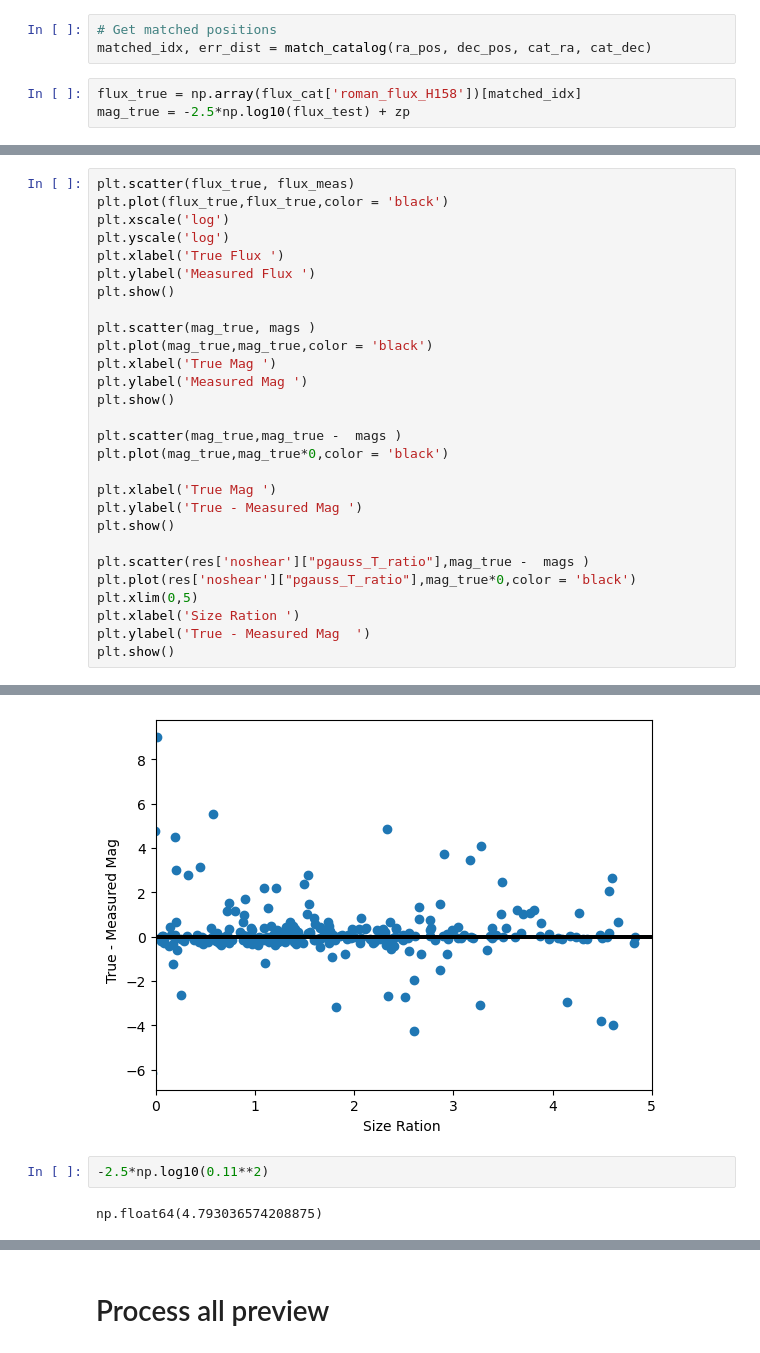
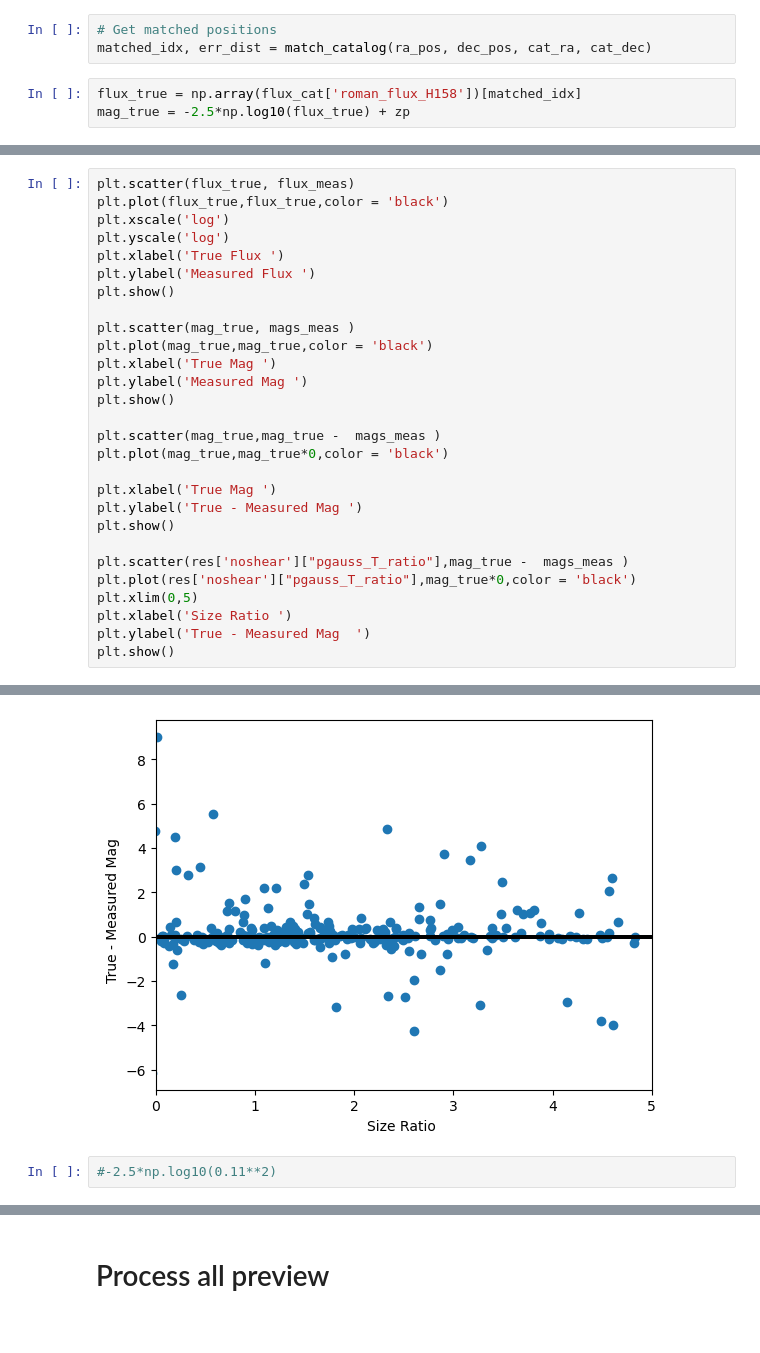
Before and after one commit to Roman-HLIS-Cosmology-PIT/tutorial-metadetect, a Jupyter notebook: notebooks/run_metadetect_on_imcom_photometry.ipynb, the cells around one changed output, grey strips where cells are left out. Cells and saved outputs as stored; diff of their text form.

```diff
--- a/notebooks/run_metadetect_on_imcom_photometry.ipynb
+++ b/notebooks/run_metadetect_on_imcom_photometry.ipynb
@@ -488,7 +506,7 @@ cat_ra, cat_dec = cat['ra'], cat['dec']
 matched_idx, err_dist = match_catalog(ra_pos, dec_pos, cat_ra, cat_dec)
 # %%
 flux_true = np.array(flux_cat['roman_flux_H158'])[matched_idx]
-mag_true = -2.5*np.log10(flux_test) + zp
+mag_true = -2.5*np.log10(flux_true) + zp
 # %%
 #plt.hist((flux_meas/flux_true) - 1, range = (-2,2))
 #plt.show()
@@ -503,37 +515,35 @@ mag_true = -2.5*np.log10(flux_test) + zp
 # %%
 plt.scatter(flux_true, flux_meas)
 plt.plot(flux_true,flux_true,color = 'black')
 plt.xscale('log')
 plt.yscale('log')
 plt.xlabel('True Flux ')
 plt.ylabel('Measured Flux ')
 plt.show()
 
-plt.scatter(mag_true, mags )
+plt.scatter(mag_true, mags_meas )
 plt.plot(mag_true,mag_true,color = 'black')
 plt.xlabel('True Mag ')
 plt.ylabel('Measured Mag ')
 plt.show()
 
-plt.scatter(mag_true,mag_true -  mags )
+plt.scatter(mag_true,mag_true -  mags_meas )
 plt.plot(mag_true,mag_true*0,color = 'black')
 
 plt.xlabel('True Mag ')
 plt.ylabel('True - Measured Mag ')
 plt.show()
 
-plt.scatter(res['noshear']["pgauss_T_ratio"],mag_true -  mags )
+plt.scatter(res['noshear']["pgauss_T_ratio"],mag_true -  mags_meas )
 plt.plot(res['noshear']["pgauss_T_ratio"],mag_true*0,color = 'black')
 plt.xlim(0,5)
-plt.xlabel('Size Ration ')
+plt.xlabel('Size Ratio ')
 plt.ylabel('True - Measured Mag  ')
 plt.show()
 # %% [output]
 [figure]
 [figure]
 [figure]
-[figure, old version]
+[figure, new version]
 # %%
--2.5*np.log10(0.11**2)
+#-2.5*np.log10(0.11**2)
-# %% [output]
-np.float64(4.793036574208875)
```
Also changed, not shown: parts of 38 cells of this notebook, 2 other files.
